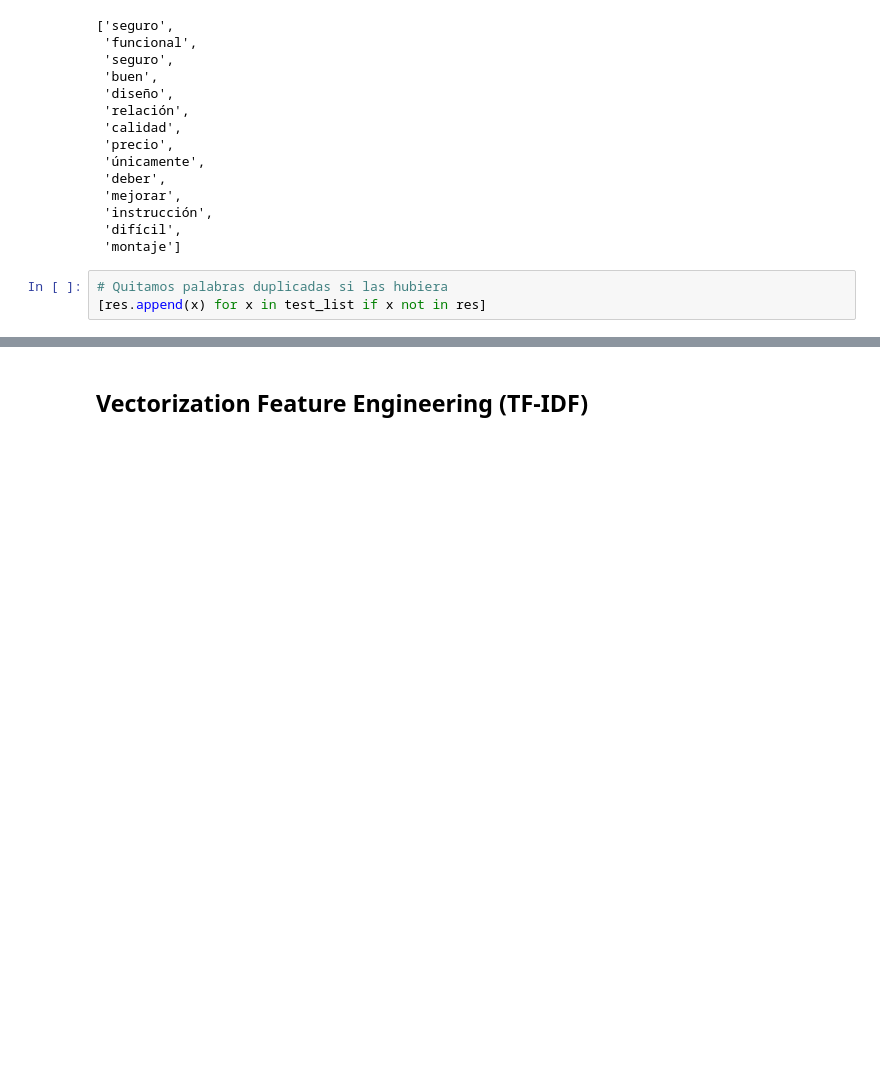
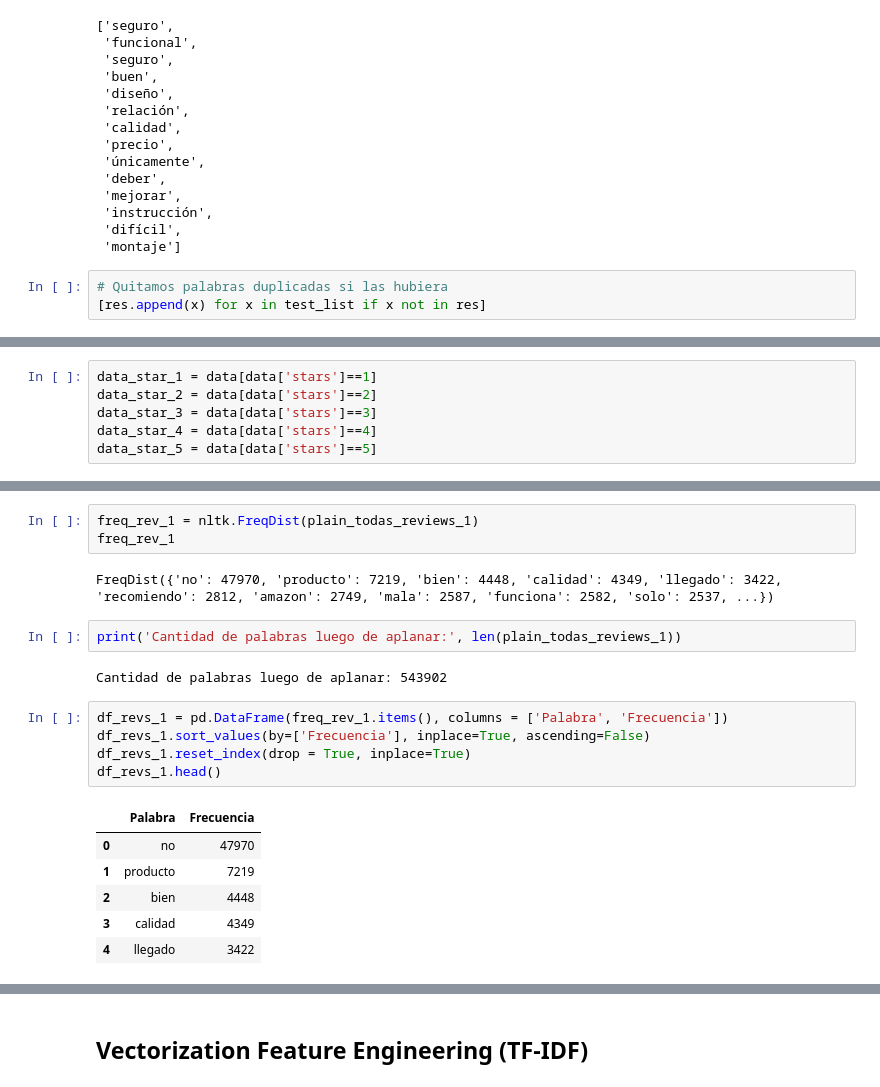
Before and after one commit to lusalmeron/Acamica-DS-Proyecto-3-NLP, a Jupyter notebook: Proyecto_3.ipynb, the cells around one changed output, grey strips where cells are left out. Drawn from its saved outputs; the diff is of its cells as text; blank space fills up the shorter version.

```diff
--- a/Proyecto_3.ipynb
+++ b/Proyecto_3.ipynb
@@ -330,0 +343,6 @@ chavon  -  chavon  -  ADV
+# %%
+data_star_1 = data[data['stars']==1]
+data_star_2 = data[data['stars']==2]
+data_star_3 = data[data['stars']==3]
+data_star_4 = data[data['stars']==4]
+data_star_5 = data[data['stars']==5]
@@ -330,0 +395,21 @@ chavon  -  chavon  -  ADV
+# %%
+freq_rev_1 = nltk.FreqDist(plain_todas_reviews_1)
+freq_rev_1
+# %% [output]
+FreqDist({'no': 47970, 'producto': 7219, 'bien': 4448, 'calidad': 4349, 'llegado': 3422, 'recomiendo': 2812, 'amazon': 2749, 'mala': 2587, 'funciona': 2582, 'solo': 2537, ...})
+# %%
+print('Cantidad de palabras luego de aplanar:', len(plain_todas_reviews_1))
+# %% [output]
+Cantidad de palabras luego de aplanar: 543902
+# %%
+df_revs_1 = pd.DataFrame(freq_rev_1.items(), columns = ['Palabra', 'Frecuencia'])
+df_revs_1.sort_values(by=['Frecuencia'], inplace=True, ascending=False)
+df_revs_1.reset_index(drop = True, inplace=True)
+df_revs_1.head()
+# %% [output]
+|  | Palabra | Frecuencia |
+| 0 | no | 47970 |
+| 1 | producto | 7219 |
+| 2 | bien | 4448 |
+| 3 | calidad | 4349 |
+| 4 | llegado | 3422 |
```
Also changed, not shown: parts of 28 cells of this notebook, 1 other file.
